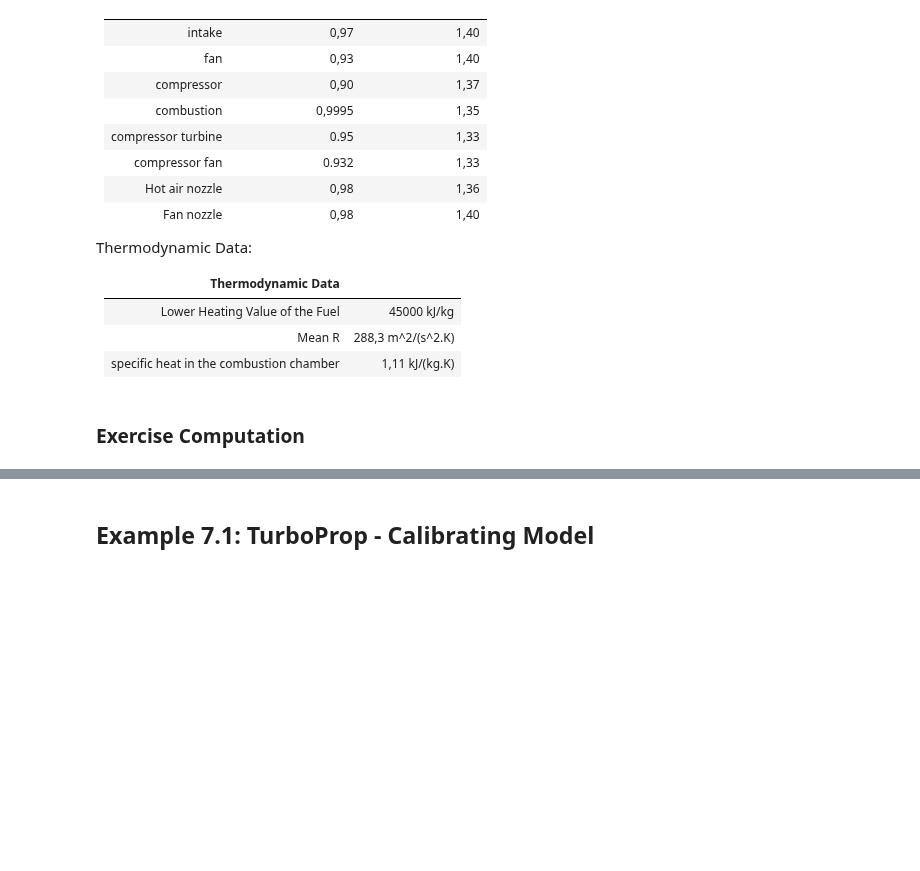
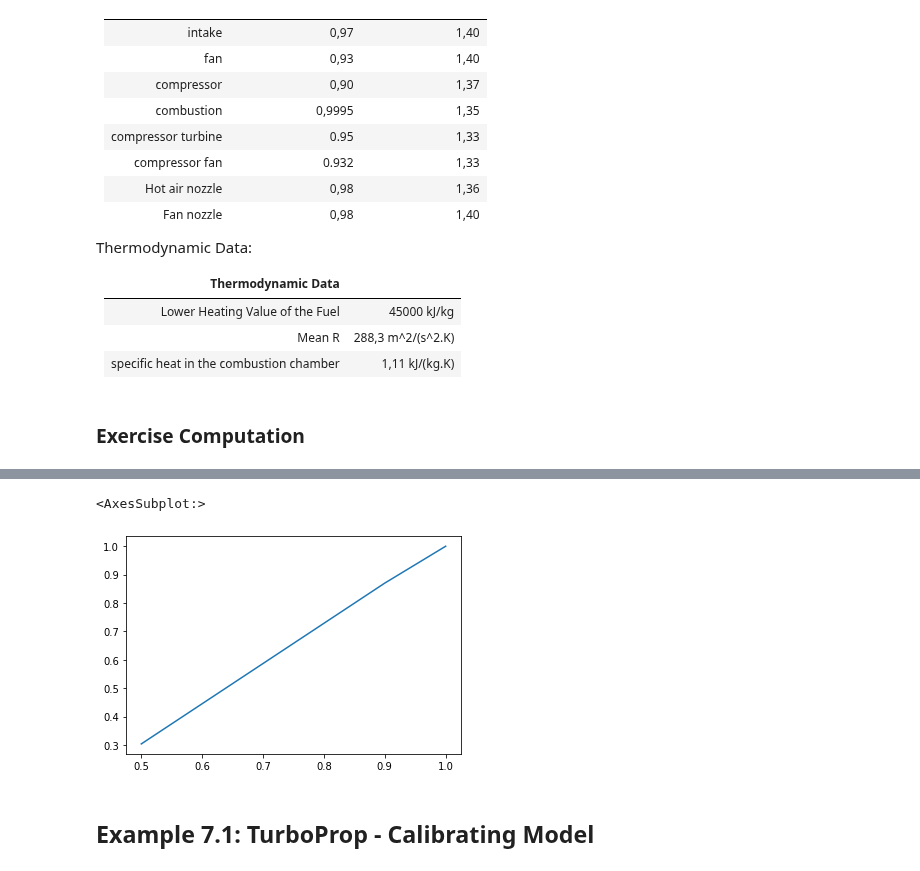
Before and after one commit to jonasdegrave/gas-turbine, a Jupyter notebook: notebook_course_examples.ipynb, the cells around one changed output, grey strips where cells are left out. Cells and saved outputs as stored; diff of their text form; code cells hidden in the pictures; blank space fills up the shorter version.

```diff
--- a/notebook_course_examples.ipynb
+++ b/notebook_course_examples.ipynb
@@ -211,14 +212,14 @@ Thermodynamic Data:
 ### Exercise Computation
 # %%
 values_ex2_3 = {
-    'ta':216.7,
-    'pa':18750,
+    'ta':290,
+    'pa':101630,
     'n_d':0.97,
-    'n_c':0.85,
-    'n_f':0.85,
-    'n_b':1,
-    'n_t':0.9,
-    'n_tf':0.9,
+    'n_f':0.93,
+    'n_c':0.90,
+    'n_b':0.9995,
+    'n_t':0.95,
+    'n_tf':0.932,
     'n_n':0.98,
     'n_nf':0.98,
     'gamma_d':1.4,
@@ -235,7 +236,27 @@ values_ex2_3 = {
     'pc_fuel':45000,
     'cp_fuel':1.110,
     'r':288.3,
-    't04':1600,
-    'mach':0.85,
+    't04':1550,
+    'mach':0,
     'mass_flow':756
     }
+
+turbofan23 = mf.TurboFan(values_ex2_3)
+
+target = ['n1', 'thrust_total', 'TSFC', 'prf', 'prc', 'u_s', 'f', 't04','bypass_ratio']
+
+results = (
+    turbofan23.sumarise().
+    append(turbofan23.sumarise_results()).
+    loc[target]
+)
+
+for i in np.arange(0.9,0.4,-0.1):
+    turbofan23.set_n2(i)
+    results[i] = (
+        turbofan23.sumarise().
+        append(turbofan23.sumarise_results()).
+        loc[target]
+    )
+
+results
@@ -242,3 +274,8 @@ values_ex2_3 = {
+# %%
+results.loc['n1'].plot()
+# %% [output]
+<AxesSubplot:>
+[figure, added]
 # %% [markdown]
 ## Example 7.1: TurboProp - Calibrating Model
 # %% [markdown]
```
Also changed, not shown: parts of 2 cells of this notebook.
